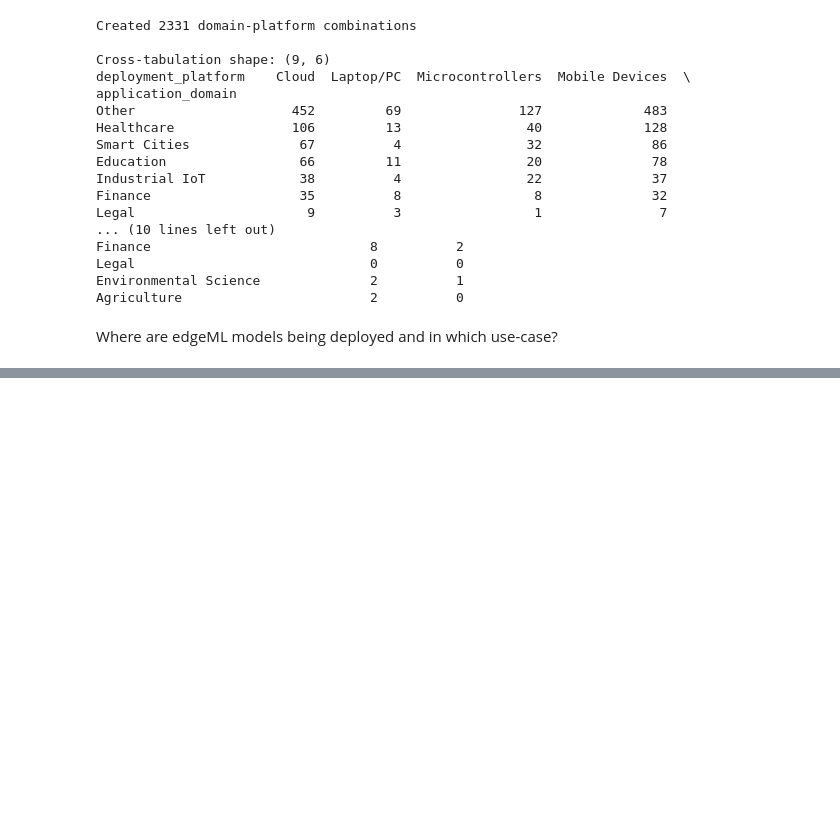
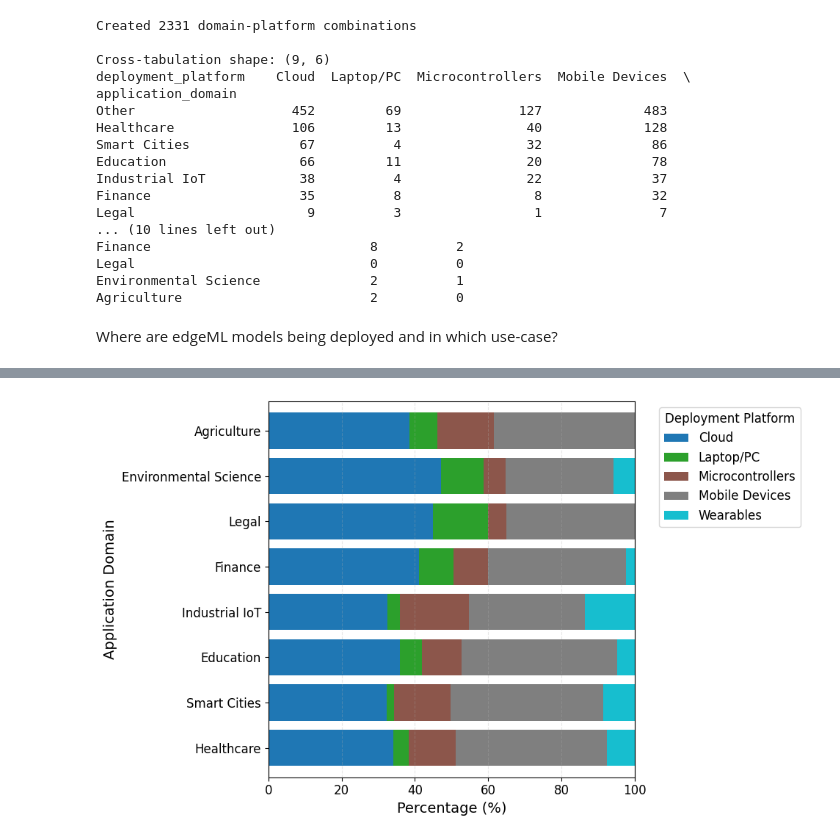
Before and after one commit to ljvmiranda921/edgeml-survey, a Jupyter notebook: notebooks/2025-11-20-initial-analysis.ipynb, the cells around one changed output, grey strips where cells are left out. Saved outputs shown, nothing was run; the diff lists cells and outputs as text; code cells hidden in the pictures; blank space fills up the shorter version.

```diff
--- a/notebooks/2025-11-20-initial-analysis.ipynb
+++ b/notebooks/2025-11-20-initial-analysis.ipynb
@@ -293,15 +298,15 @@ plt.show()
 # %%
-ig, ax = plt.subplots(figsize=(10, 6))
+fig, ax = plt.subplots(figsize=(10, 6))
 
 crosstab_pct.plot(kind="barh", stacked=True, ax=ax, colormap="tab10", width=0.8)
 ax.set_xlabel("Percentage (%)")
 ax.set_ylabel("Application Domain")
-ax.set_title(
-    "Deployment Platform Distribution by Application Domain", fontweight="bold"
-)
+# ax.set_title("Deployment Platform Distribution by Application Domain", fontweight="bold")  # fmt: skip
 ax.legend(title="Deployment Platform", bbox_to_anchor=(1.05, 1), loc="upper left")
 ax.grid(True, alpha=0.3, linestyle="--", axis="x")
 ax.set_xlim(0, 100)
 
 plt.tight_layout()
 plt.show()
+# %% [output]
+[figure, added]
```
Also changed, not shown: parts of 4 cells of this notebook.
